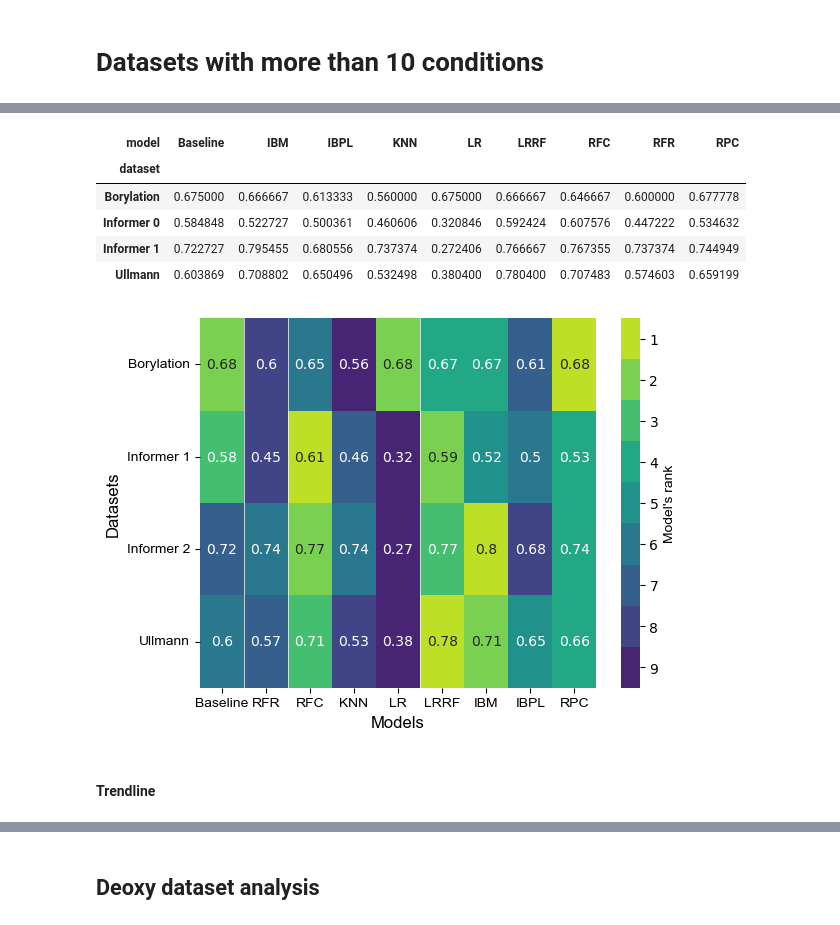
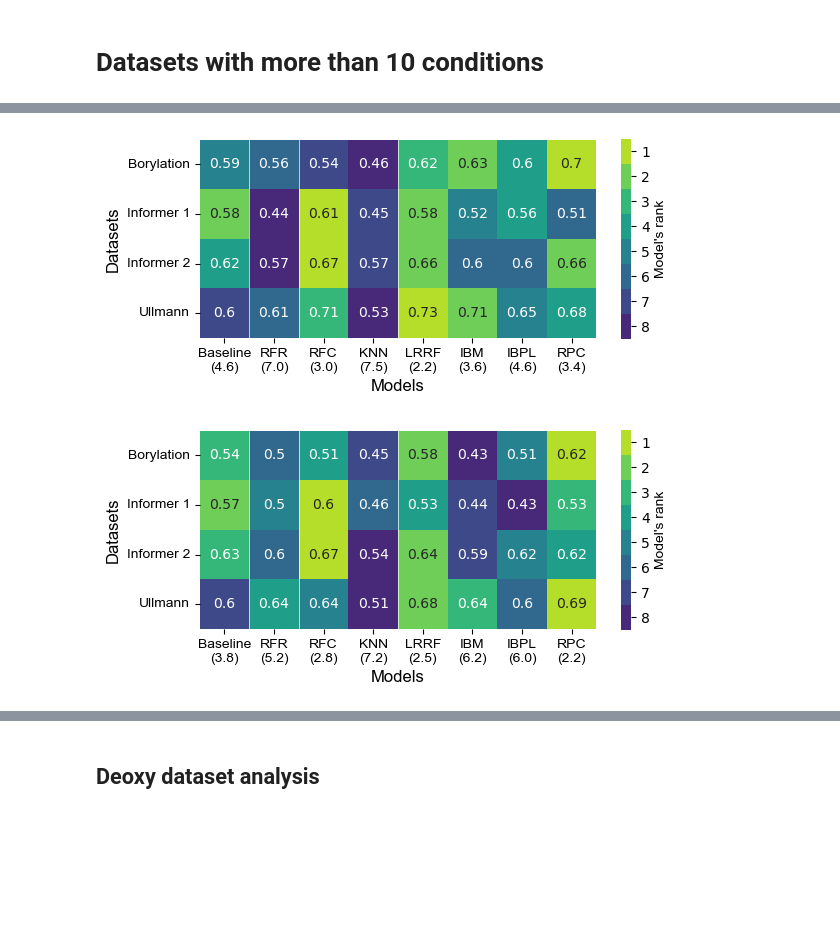
Before and after one commit to ZimmermanGroup/LabelRanking, a Jupyter notebook: performance_analysis.ipynb, the cells around one changed output, grey strips where cells are left out. Drawn from its saved outputs; the diff is of its cells as text; code cells hidden in the pictures; blank space fills up the shorter version.

```diff
--- a/performance_analysis.ipynb
+++ b/performance_analysis.ipynb
@@ -343,9 +416,9 @@ _ = critical_difference_diagram(m2_rr_rank_dict, m2_bonferroni_dunn_test_results
 # Datasets with more than 10 conditions
 # %%
 # Loading dataset
-informer_perf_df = pd.read_excel("performance_excels/informer/fp_catalyst_ratio_False.xlsx")
-ullmann_perf_df = pd.read_excel("performance_excels/ullmann/desc_1_None.xlsx")
-boryl_perf_df = pd.read_excel("performance_excels/borylation/fp_1_None.xlsx")
+informer_perf_df = pd.read_excel("performance_excels/informer/fp_catalyst_ratio_None.xlsx")
+ullmann_perf_df = pd.read_excel("performance_excels/ullmann/fp_None_None.xlsx")
+boryl_perf_df = pd.read_excel("performance_excels/borylation/fp_None_None.xlsx")
 
 ### Aggregating models' performances across all datasets
 multi_avg_perf_dict = {
@@ -356,7 +429,7 @@ multi_avg_perf_dict = {
 }
 
 for i in range(2) :
-    informer_sub_df = informer_perf_df.iloc[110*i:110*(i+1)]
+    informer_sub_df = informer_perf_df.iloc[88*i:88*(i+1)]
     for model in models :
         update_perf_dict(multi_avg_perf_dict, informer_sub_df, model, f"Informer {i}")
 
@@ -388,12 +441,3 @@ multi_avg_perf_df
-# %%
-multi_rr_table
-# %% [output]
-| model | Baseline | IBM | IBPL | KNN | LR | LRRF | RFC | RFR | RPC |
-| dataset |  |  |  |  |  |  |  |  |  |
-| Borylation | 0.675000 | 0.666667 | 0.613333 | 0.560000 | 0.675000 | 0.666667 | 0.646667 | 0.600000 | 0.677778 |
-| Informer 0 | 0.584848 | 0.522727 | 0.500361 | 0.460606 | 0.320846 | 0.592424 | 0.607576 | 0.447222 | 0.534632 |
-| Informer 1 | 0.722727 | 0.795455 | 0.680556 | 0.737374 | 0.272406 | 0.766667 | 0.767355 | 0.737374 | 0.744949 |
-| Ullmann | 0.603869 | 0.708802 | 0.650496 | 0.532498 | 0.380400 | 0.780400 | 0.707483 | 0.574603 | 0.659199 |
 # %%
 ### Reformating the dataframe
 multi_rr_table = pd.pivot_table(multi_avg_perf_df, values="average reciprocal rank", index="dataset", columns="model")
@@ -405,7 +445,39 @@ with pd.ExcelWriter("performance_excels/datasets_multi_condition_average_perform
+# %%
+ordered_cols = ["Baseline", "RFR", "RFC", "KNN", "LRRF", "IBM", "IBPL", "RPC"]
+multi_ordered_rr = multi_rr_table[ordered_cols]
+plot_rr_heatmap(multi_ordered_rr, ordered_cols, sorted(["Informer 1", "Informer 2", "Ullmann", "Borylation"]), square=True, cbar_kws={"shrink":0.54})
+# %% [output]
+[figure, added]
+# %%
+# Loading dataset
+r1_informer_perf_df = pd.read_excel("performance_excels/informer/fp_catalyst_ratio_None_rem4rxns.xlsx")
+r1_ullmann_perf_df = pd.read_excel("performance_excels/ullmann/fp_None_None_rem4rxns.xlsx")
+r1_boryl_perf_df = pd.read_excel("performance_excels/borylation/fp_None_None_rem3rxns.xlsx")
+
+### Aggregating models' performances across all datasets
+r1_multi_avg_perf_dict = {
+    "model":[],
+    "dataset":[],
+    "average reciprocal rank":[],
+    "average kendall tau":[],
+}
+
+for i in range(2) :
+    r1_informer_sub_df = r1_informer_perf_df.iloc[880*i:880*(i+1)]
+    for model in models :
+        update_perf_dict(r1_multi_avg_perf_dict, r1_informer_sub_df, model, f"Informer {i}")
+
+for model in models :
+    update_perf_dict(r1_multi_avg_perf_dict, r1_ullmann_perf_df, model, "Ullmann")
+    update_perf_dict(r1_multi_avg_perf_dict, r1_boryl_perf_df, model, "Borylation")
+
+r1_multi_avg_perf_df = pd.DataFrame(r1_multi_avg_perf_dict)
+# %%
+### Reformating the dataframe
+r1_multi_rr_table = pd.pivot_table(r1_multi_avg_perf_df, values="average reciprocal rank", index="dataset", columns="model")
+r1_multi_kt_table = pd.pivot_table(r1_multi_avg_perf_df, values="average kendall tau", index="dataset", columns="model")
 # %%
-multi_ordered_rr = multi_rr_table[ordered_cols]
-plot_rr_heatmap(multi_ordered_rr, ordered_cols, sorted(["Informer 1", "Informer 2", "Ullmann", "Borylation"]))
+r1_multi_ordered_rr = r1_multi_rr_table[ordered_cols]
+plot_rr_heatmap(r1_multi_ordered_rr, ordered_cols, sorted(["Informer 1", "Informer 2", "Ullmann", "Borylation"]), square=True, cbar_kws={"shrink":0.54})
 # %% [output]
-[figure, old version]
+[figure, new version]
-# %% [markdown]
-#### Trendline
```
Also changed, not shown: parts of 68 cells of this notebook, 1 other file.
